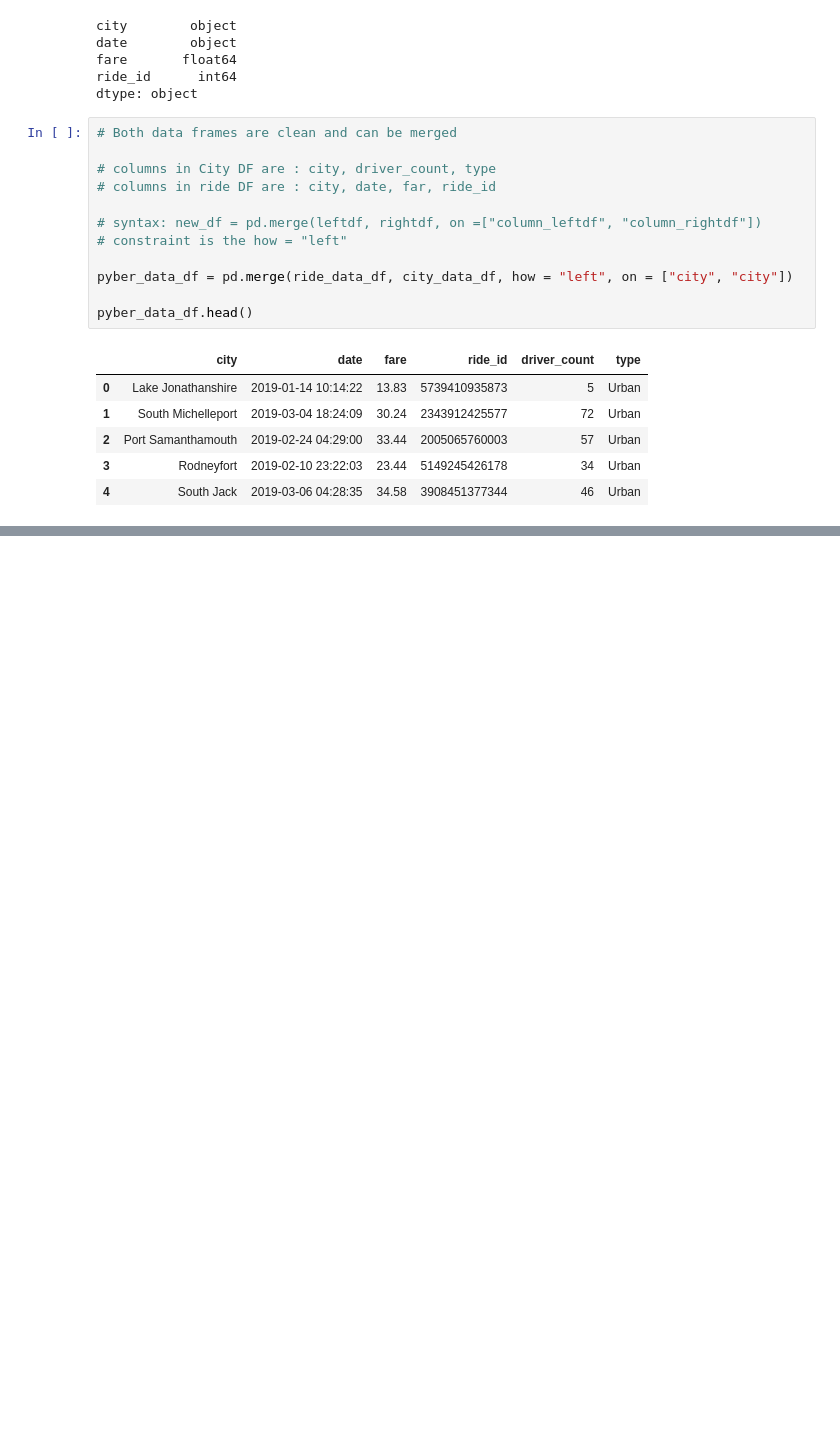
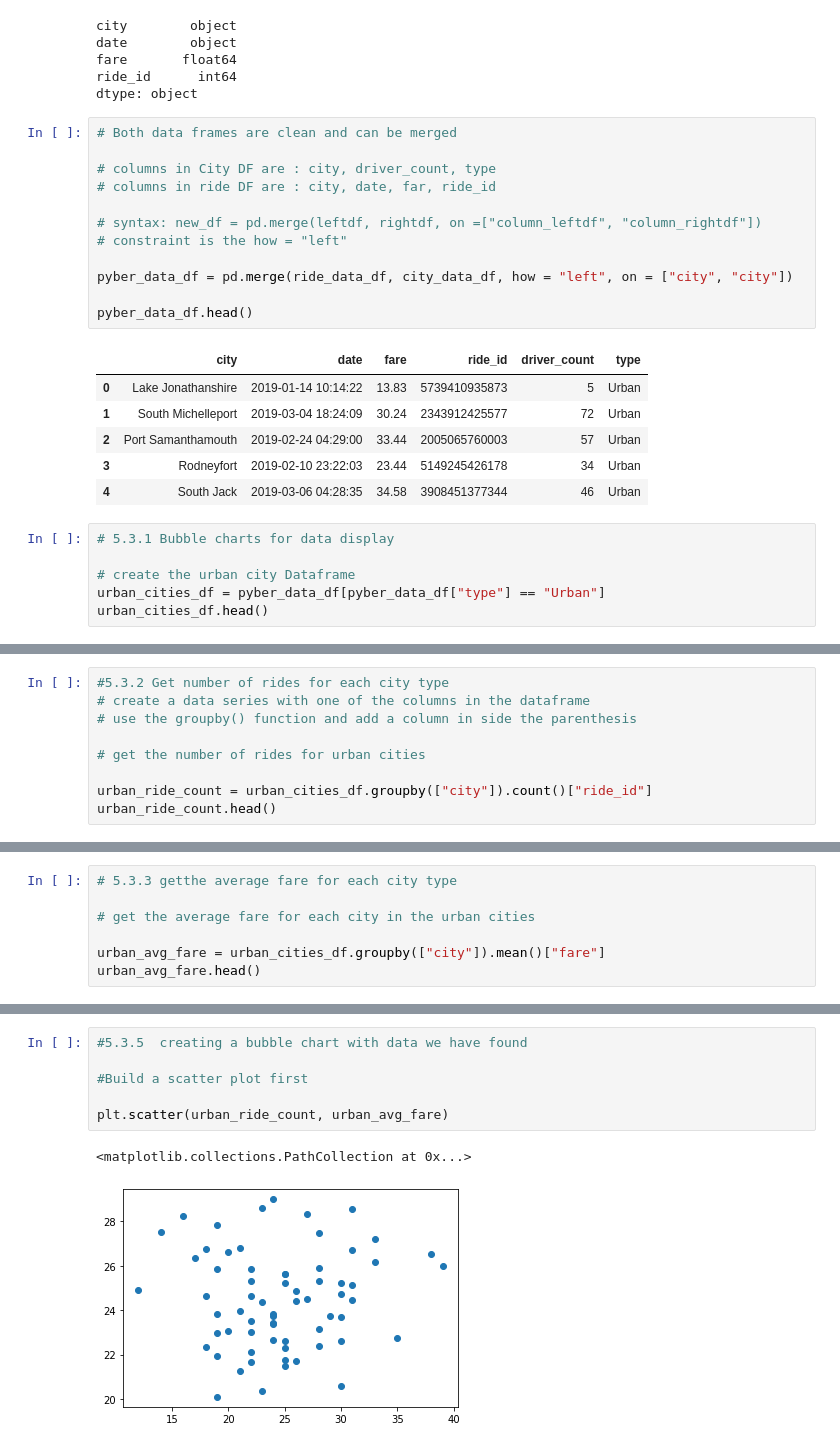
Before and after one commit to monikatomhave/PyBer_Analysis, a Jupyter notebook: PyBer.ipynb, the cells around one changed output, grey strips where cells are left out. Drawn from its saved outputs; the diff is of its cells as text; blank space fills up the shorter version.

Commit message:
scatter plot and analysis folder with figure

```diff
--- a/PyBer.ipynb
+++ b/PyBer.ipynb
@@ -148,3 +148,9 @@ pyber_data_df.head()
 | 2 | Port Samanthamouth | 2019-02-24 04:29:00 | 33.44 | 2005065760003 | 57 | Urban |
 | 3 | Rodneyfort | 2019-02-10 23:22:03 | 23.44 | 5149245426178 | 34 | Urban |
 | 4 | South Jack | 2019-03-06 04:28:35 | 34.58 | 3908451377344 | 46 | Urban |
+# %%
+# 5.3.1 Bubble charts for data display
+
+# create the urban city Dataframe
+urban_cities_df = pyber_data_df[pyber_data_df["type"] == "Urban"]
+urban_cities_df.head()
@@ -150,0 +186,9 @@ pyber_data_df.head()
+# %%
+#5.3.2 Get number of rides for each city type
+# create a data series with one of the columns in the dataframe
+# use the groupby() function and add a column in side the parenthesis
+
+# get the number of rides for urban cities
+
+urban_ride_count = urban_cities_df.groupby(["city"]).count()["ride_id"]
+urban_ride_count.head()
@@ -150,0 +229,7 @@ pyber_data_df.head()
+# %%
+# 5.3.3 getthe average fare for each city type
+
+# get the average fare for each city in the urban cities
+
+urban_avg_fare = urban_cities_df.groupby(["city"]).mean()["fare"]
+urban_avg_fare.head()
@@ -150,0 +311,9 @@ pyber_data_df.head()
+# %%
+#5.3.5  creating a bubble chart with data we have found
+
+#Build a scatter plot first
+
+plt.scatter(urban_ride_count, urban_avg_fare)
+# %% [output]
+<matplotlib.collections.PathCollection at 0x...>
+[figure, added]
```
Also changed, not shown: parts of 18 cells of this notebook, 1 other file.
